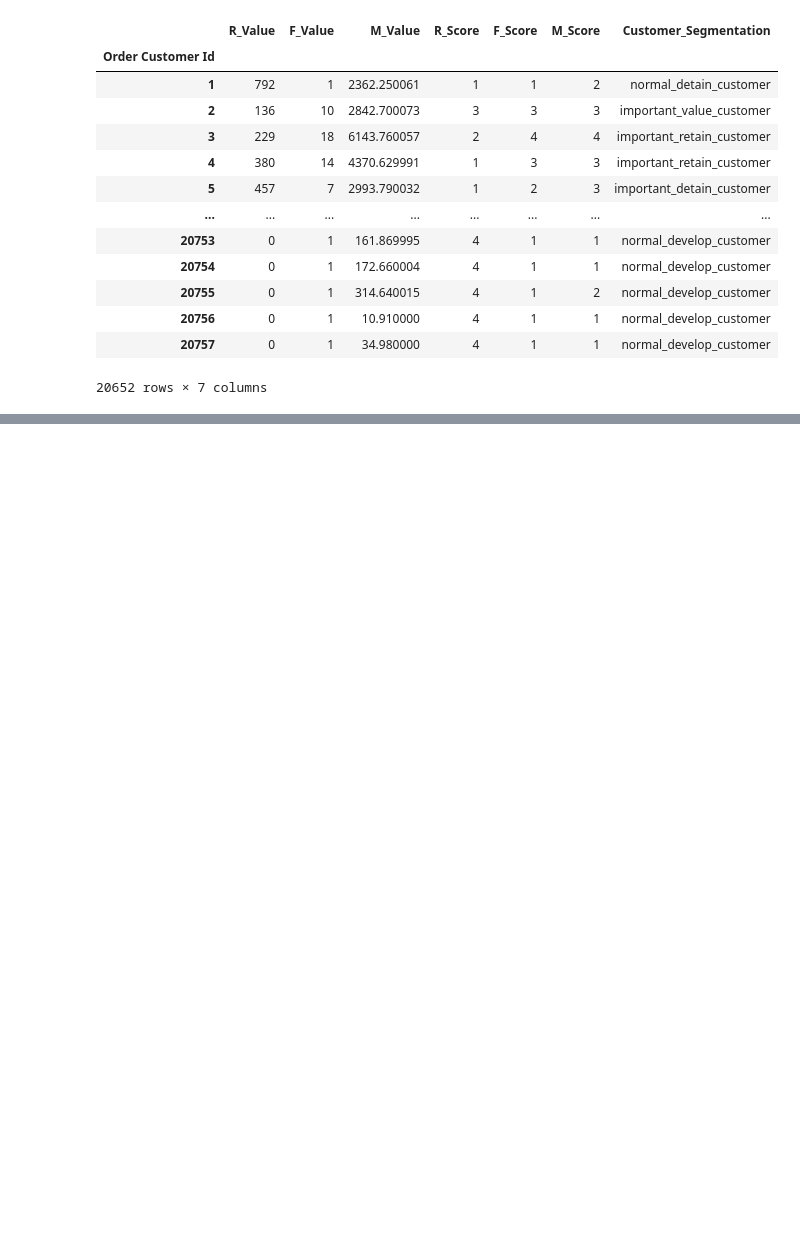
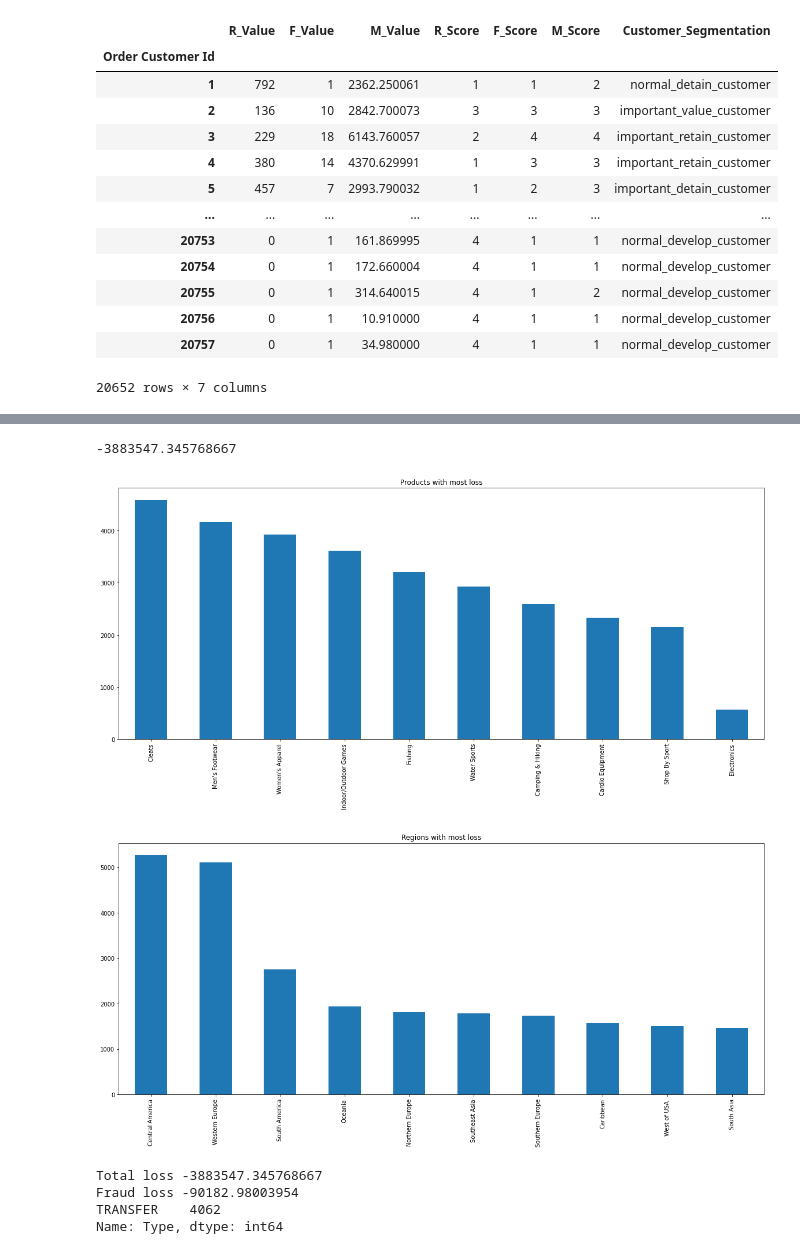
Before and after one commit to AlexYibeiOu/Smart_Logistics, a Jupyter notebook: SupplyChain/SupplyChain.ipynb, the cells around one changed output, grey strips where cells are left out. Saved outputs shown, nothing was run; the diff lists cells and outputs as text; code cells hidden in the pictures; blank space fills up the shorter version.

```diff
--- a/SupplyChain/SupplyChain.ipynb
+++ b/SupplyChain/SupplyChain.ipynb
@@ -303,0 +379,31 @@ customer_seg
+# %%
+# CHECK -
+loss = data[data['Benefit per order'] < 0 ]
+#loss = data[data['Order Profit Per Order'] < 0 ]
+#loss[['Benefit per order','Order Profit Per Order']]
+loss['Benefit per order'].sum()
+# %% [output]
+-3883547.345768667
+# %%
+# Select top 10 items most loss
+loss['Category Name'].value_counts().nlargest(10).plot.bar(figsize=(20,8),title='Products with most loss')
+plt.show()
+# Select top 10 regions most loss
+loss['Order Region'].value_counts().nlargest(10).plot.bar(figsize=(20,8),title='Regions with most loss')
+plt.show()
+# %% [output]
+[figure, added]
+[figure, added]
+# %%
+# loss order mainly use which payment method
+xyz = data[data['Order Status']=='SUSPECTED_FRAUD']
+
+print('Total loss', loss['Benefit per order'].sum())
+print('Fraud loss', xyz[xyz['Benefit per order']<0]['Benefit per order'].sum())
+# data['Order Status'].value_counts()
+print(xyz['Type'].value_counts())
+# %% [output]
+Total loss -3883547.345768667
+Fraud loss -90182.98003954
+TRANSFER    4062
+Name: Type, dtype: int64
```
Also changed, not shown: parts of 10 cells of this notebook.
